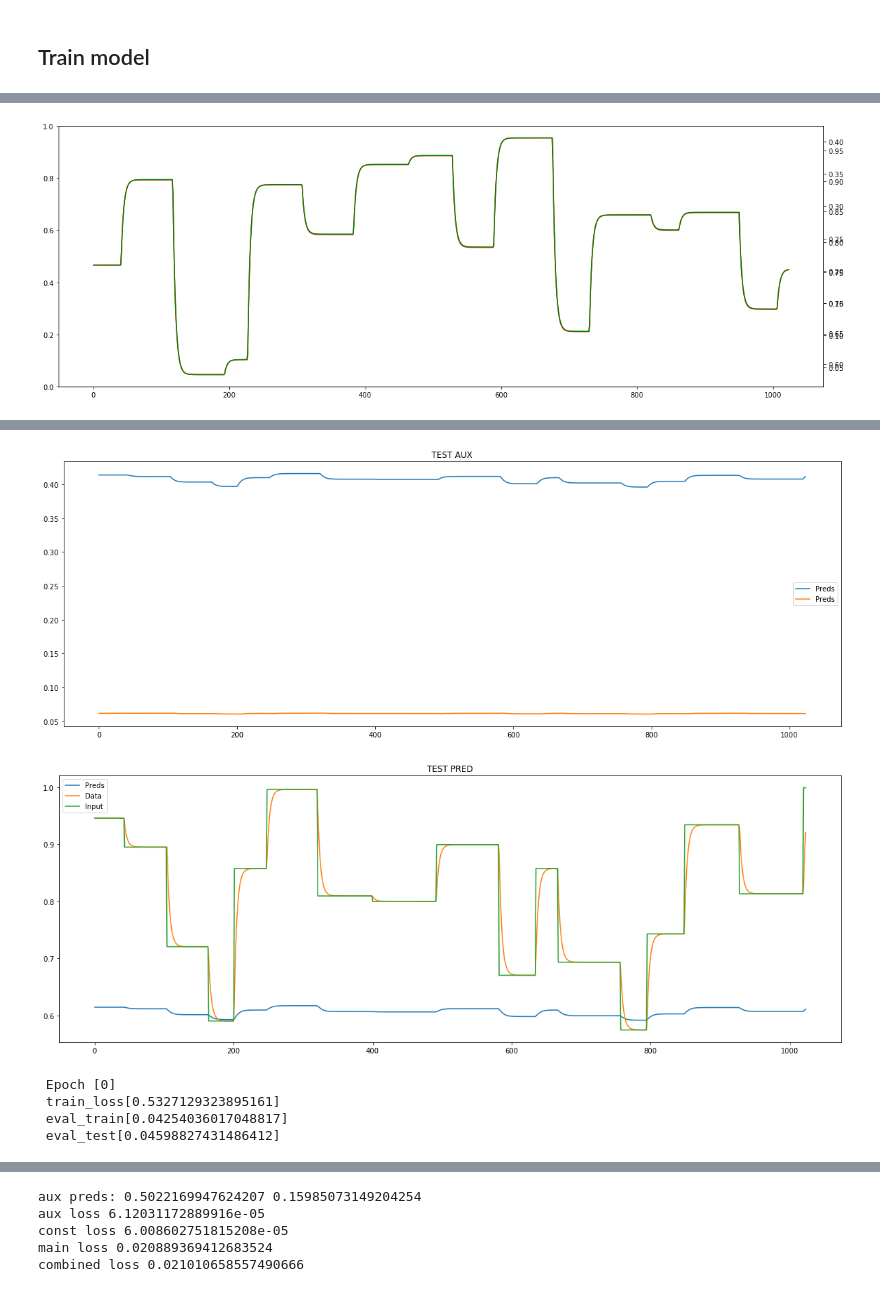
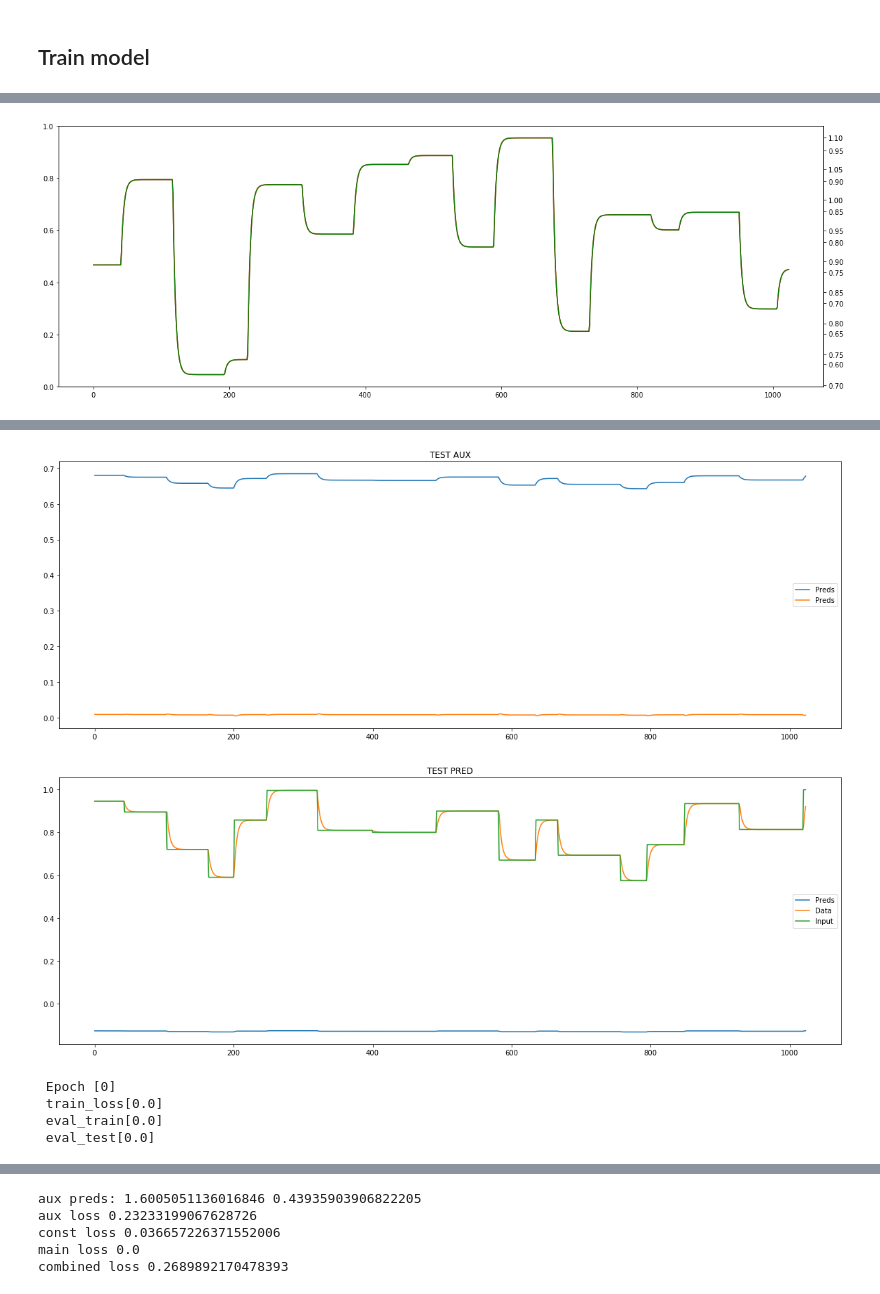
Before and after one commit to KushnirDmytro/identification_of_dynamic_system_parameters_using_nn, a Jupyter notebook: test_zero_proximity_convergence.ipynb, the cells around one changed output, grey strips where cells are left out. Saved outputs shown, nothing was run; the diff lists cells and outputs as text; code cells hidden in the pictures.

```diff
--- a/test_zero_proximity_convergence.ipynb
+++ b/test_zero_proximity_convergence.ipynb
@@ -276,11 +276,14 @@ logging.info("Training process STARTED")
 
 model.hidden = model.init_hidden()
 
-decrease_lr_epochs = p_train['drop_lr_each']
 lr_drop_rate = p_train['lr_drop_rate']
+auto_loss = p_train['auto_loss']
+if auto_loss:
+    decrease_lr_epochs = p_train['drop_lr_each']
 
 for t in range(num_epochs):
-    if t % decrease_lr_epochs == 0 and t != 0:
+
+    if not auto_loss and t % decrease_lr_epochs == 0 and t != 0:
             lr /= lr_drop_rate
             print(f"LR UPDATED: {lr}")
             optimiser = torch.optim.Adam(model.parameters(), lr=lr)
@@ -293,8 +296,7 @@ for t in range(num_epochs):
         y_pred = model(x_batch)
         losses = loss_fn(y_pred, y_batch, x_batch, config)
         main_loss, aux_loss, const_loss = losses
-#         losses = [main_loss, const_loss]
-        # adaprive loss:
+        losses = [aux_loss, const_loss]
 #         print(f"losses before scaling: m[{main_loss.item()}] a[{aux_loss.item()}] c[{const_loss.item()}]")
         max_loss = max(losses)
 #         while max_loss < 1:
@@ -303,9 +305,10 @@ for t in range(num_epochs):
 #         for loss in losses:
 #             while loss / max_loss < 0.1:
 #                 loss *= 10
+
         combined_loss = sum(losses)
-        combined_loss *= 100
-#         aux_loss *= 10
+#         combined_loss *= 100
+
 #         main_loss /= 10
         optimiser.zero_grad()
 
@@ -313,18 +316,6 @@ for t in range(num_epochs):
 
 #         print(f"losses after scaling: m[{main_loss.item()}] a[{aux_loss.item()}] c[{const_loss.item()}]")
 
-
-#         optimiser.zero_grad()
-#         main_loss.backward(retain_graph=True)
-#         optimiser.step()
-
-#         optimiser.zero_grad()
-#         aux_loss.backward(retain_graph=True)
-#         optimiser.step()
-
-
-#         optimiser.zero_grad()
-#         const_loss.backward()
         optimiser.step()
 
         hist['train_local_loss'][i] = main_loss.item()
@@ -422,6 +413,28 @@ for t in range(num_epochs):
     hist['const']['train_loss'][t] = np.average(hist['const']['train_local_loss'])
 
 
+    if t > 3:
+        loss_rate = 1 - hist["eval_test"][t] / np.mean(hist["eval_test"][t-3:t])
+        print(f"loss rate [{loss_rate}]")
+
+        if auto_loss:
+            loss_oscilates = hist["eval_test"][t] > hist["eval_test"][t-1]
+            if loss_oscilates:
+                 print(f"oscilation: t:[{hist['eval_test'][t]}] > t-1:[{hist['eval_test'][t-1]}]")
+            loss_stops = loss_rate < 0.01
+            if loss_stops:
+                print(f"loss stopped: loss drop= [{loss_rate}]")
+            if loss_oscilates or loss_stops:
+                lr /= lr_drop_rate
+                print()
+                print(f"LR UPDATED: {lr}")
+                print()
+                if lr <= 1/10**7:
+                    print(f"learning rate critically low [{lr}] PRELIMINAR STOPPING")
+                    break
+                optimiser = torch.optim.Adam(model.parameters(), lr=lr)
+
+
     msg = f" Epoch [{t}] \
     \n train_loss[{hist['train_loss'][t]}] \
     \n eval_train[{hist['eval_train'][t]}] \
@@ -440,15 +453,15 @@ combined loss 0.5452151410194054
-[figure, old version]
+[figure, new version]
 [interactive output not drawn]
 [interactive output not drawn]
-[figure, old version]
+[figure, new version]
-[figure, old version]
+[figure, new version]
  Epoch [0]
- train_loss[0.5327129323895161]
- eval_train[0.04254036017048817]
- eval_test[0.04598827431486412]
+ train_loss[0.0]
+ eval_train[0.0]
+ eval_test[0.0]
 [interactive output not drawn]
-aux preds: 0.5022169947624207 0.15985073149204254
-aux loss 6.12031172889916e-05
-const loss 6.008602751815208e-05
-main loss 0.020889369412683524
-combined loss 0.021010658557490666
+aux preds: 1.6005051136016846 0.43935903906822205
+aux loss 0.23233199067628726
+const loss 0.036657226371552006
+main loss 0.0
+combined loss 0.2689892170478393
```
Also changed, not shown: parts of 10 cells of this notebook, 3 other files.
